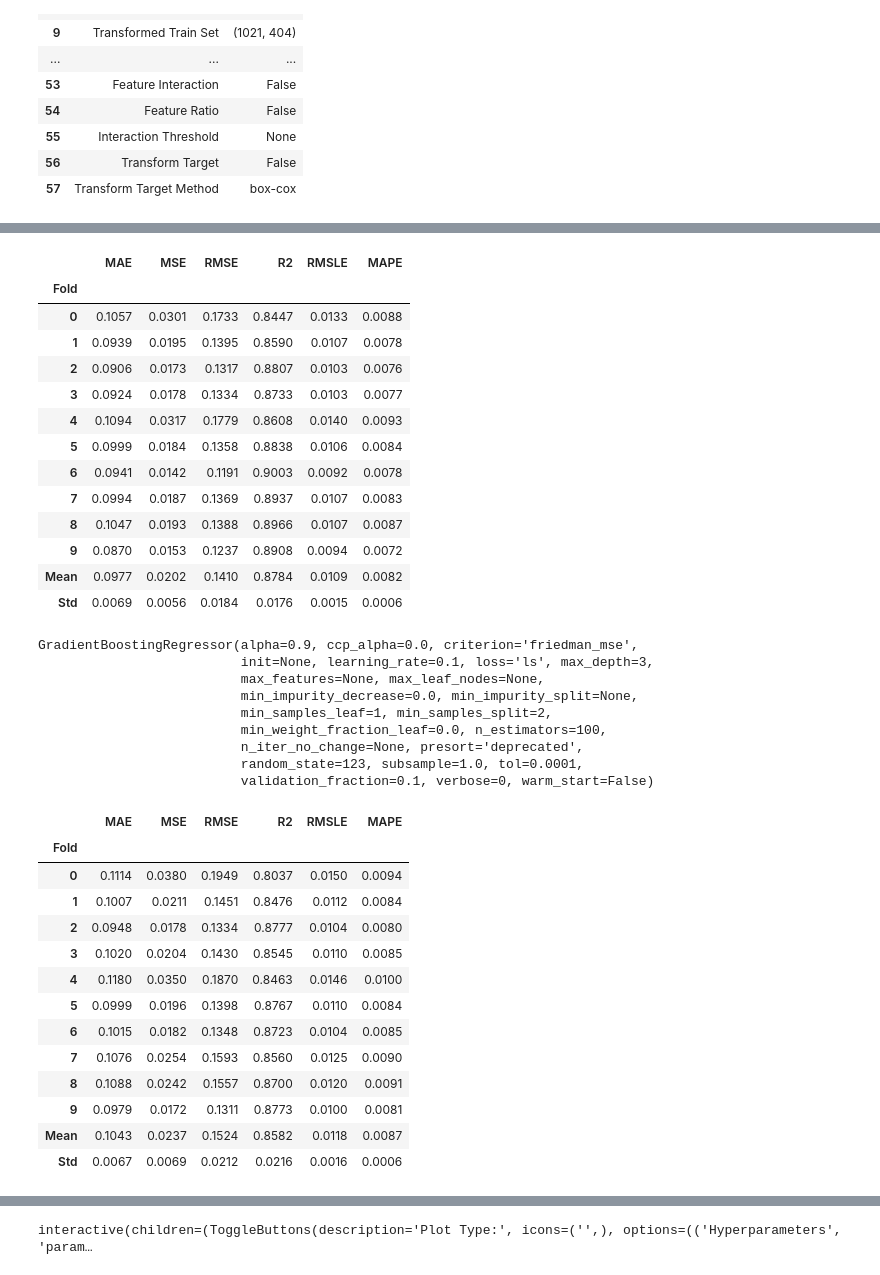
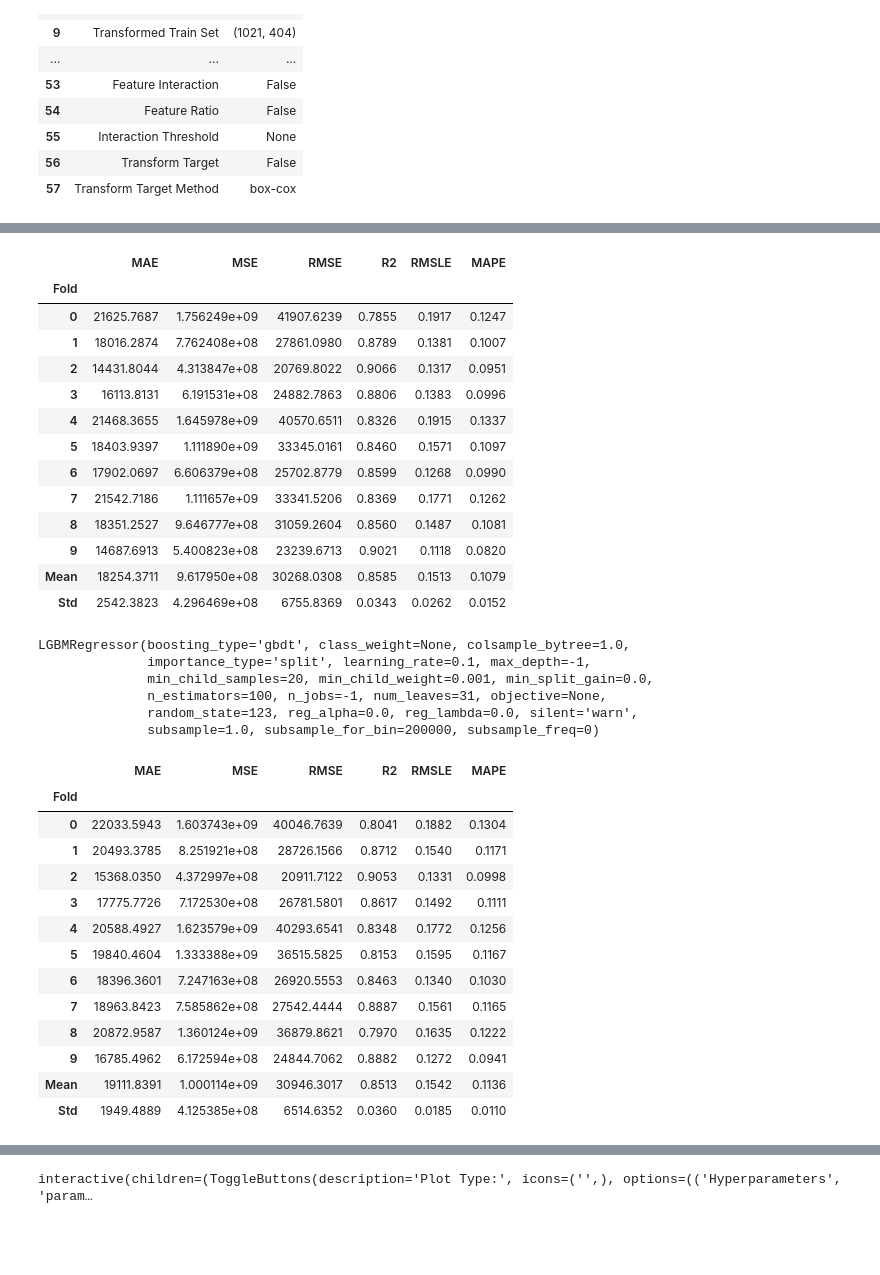
Before and after one commit to Katsunori04/python_handson, a Jupyter notebook: 住宅価格予測ハンズオン.ipynb, the cells around one changed output, grey strips where cells are left out. Saved outputs shown, nothing was run; the diff lists cells and outputs as text; code cells hidden in the pictures; blank space fills up the shorter version.

```diff
--- a/住宅価格予測ハンズオン.ipynb
+++ b/住宅価格予測ハンズオン.ipynb
@@ -159,49 +182,46 @@ pred_setup = setup(data = df, target = 'SalePrice', session_id=123) #データ
 # %%
-best_model = create_model('gbr') #モデルを作成する
+best_model = create_model('lightgbm') #モデルを作成する
 # %% [output]
 |  | MAE | MSE | RMSE | R2 | RMSLE | MAPE |
 | Fold |  |  |  |  |  |  |
-| 0 | 0.1057 | 0.0301 | 0.1733 | 0.8447 | 0.0133 | 0.0088 |
-| 1 | 0.0939 | 0.0195 | 0.1395 | 0.8590 | 0.0107 | 0.0078 |
-| 2 | 0.0906 | 0.0173 | 0.1317 | 0.8807 | 0.0103 | 0.0076 |
-| 3 | 0.0924 | 0.0178 | 0.1334 | 0.8733 | 0.0103 | 0.0077 |
-| 4 | 0.1094 | 0.0317 | 0.1779 | 0.8608 | 0.0140 | 0.0093 |
-| 5 | 0.0999 | 0.0184 | 0.1358 | 0.8838 | 0.0106 | 0.0084 |
-| 6 | 0.0941 | 0.0142 | 0.1191 | 0.9003 | 0.0092 | 0.0078 |
-| 7 | 0.0994 | 0.0187 | 0.1369 | 0.8937 | 0.0107 | 0.0083 |
-| 8 | 0.1047 | 0.0193 | 0.1388 | 0.8966 | 0.0107 | 0.0087 |
-| 9 | 0.0870 | 0.0153 | 0.1237 | 0.8908 | 0.0094 | 0.0072 |
-| Mean | 0.0977 | 0.0202 | 0.1410 | 0.8784 | 0.0109 | 0.0082 |
-| Std | 0.0069 | 0.0056 | 0.0184 | 0.0176 | 0.0015 | 0.0006 |
+| 0 | 21625.7687 | 1.756249e+09 | 41907.6239 | 0.7855 | 0.1917 | 0.1247 |
+| 1 | 18016.2874 | 7.762408e+08 | 27861.0980 | 0.8789 | 0.1381 | 0.1007 |
+| 2 | 14431.8044 | 4.313847e+08 | 20769.8022 | 0.9066 | 0.1317 | 0.0951 |
+| 3 | 16113.8131 | 6.191531e+08 | 24882.7863 | 0.8806 | 0.1383 | 0.0996 |
+| 4 | 21468.3655 | 1.645978e+09 | 40570.6511 | 0.8326 | 0.1915 | 0.1337 |
+| 5 | 18403.9397 | 1.111890e+09 | 33345.0161 | 0.8460 | 0.1571 | 0.1097 |
+| 6 | 17902.0697 | 6.606379e+08 | 25702.8779 | 0.8599 | 0.1268 | 0.0990 |
+| 7 | 21542.7186 | 1.111657e+09 | 33341.5206 | 0.8369 | 0.1771 | 0.1262 |
+| 8 | 18351.2527 | 9.646777e+08 | 31059.2604 | 0.8560 | 0.1487 | 0.1081 |
+| 9 | 14687.6913 | 5.400823e+08 | 23239.6713 | 0.9021 | 0.1118 | 0.0820 |
+| Mean | 18254.3711 | 9.617950e+08 | 30268.0308 | 0.8585 | 0.1513 | 0.1079 |
+| Std | 2542.3823 | 4.296469e+08 | 6755.8369 | 0.0343 | 0.0262 | 0.0152 |
 # %%
 best_model
 # %% [output]
-GradientBoostingRegressor(alpha=0.9, ccp_alpha=0.0, criterion='friedman_mse',
-                          init=None, learning_rate=0.1, loss='ls', max_depth=3,
-                          max_features=None, max_leaf_nodes=None,
-                          min_impurity_decrease=0.0, min_impurity_split=None,
-                          min_samples_leaf=1, min_samples_split=2,
-                          min_weight_fraction_leaf=0.0, n_estimators=100,
-                          n_iter_no_change=None, presort='deprecated',
-                          random_state=123, subsample=1.0, tol=0.0001,
-                          validation_fraction=0.1, verbose=0, warm_start=False)
+LGBMRegressor(boosting_type='gbdt', class_weight=None, colsample_bytree=1.0,
+              importance_type='split', learning_rate=0.1, max_depth=-1,
+              min_child_samples=20, min_child_weight=0.001, min_split_gain=0.0,
+              n_estimators=100, n_jobs=-1, num_leaves=31, objective=None,
+              random_state=123, reg_alpha=0.0, reg_lambda=0.0, silent='warn',
+              subsample=1.0, subsample_for_bin=200000, subsample_freq=0)
 # %%
 tuned_best_model = tune_model(best_model) #モデルのハイパーパラメータをチューニングする
 # %% [output]
 |  | MAE | MSE | RMSE | R2 | RMSLE | MAPE |
 | Fold |  |  |  |  |  |  |
-| 0 | 0.1114 | 0.0380 | 0.1949 | 0.8037 | 0.0150 | 0.0094 |
-| 1 | 0.1007 | 0.0211 | 0.1451 | 0.8476 | 0.0112 | 0.0084 |
-| 2 | 0.0948 | 0.0178 | 0.1334 | 0.8777 | 0.0104 | 0.0080 |
-| 3 | 0.1020 | 0.0204 | 0.1430 | 0.8545 | 0.0110 | 0.0085 |
-| 4 | 0.1180 | 0.0350 | 0.1870 | 0.8463 | 0.0146 | 0.0100 |
-| 5 | 0.0999 | 0.0196 | 0.1398 | 0.8767 | 0.0110 | 0.0084 |
-| 6 | 0.1015 | 0.0182 | 0.1348 | 0.8723 | 0.0104 | 0.0085 |
-| 7 | 0.1076 | 0.0254 | 0.1593 | 0.8560 | 0.0125 | 0.0090 |
-| 8 | 0.1088 | 0.0242 | 0.1557 | 0.8700 | 0.0120 | 0.0091 |
-| 9 | 0.0979 | 0.0172 | 0.1311 | 0.8773 | 0.0100 | 0.0081 |
-| Mean | 0.1043 | 0.0237 | 0.1524 | 0.8582 | 0.0118 | 0.0087 |
-| Std | 0.0067 | 0.0069 | 0.0212 | 0.0216 | 0.0016 | 0.0006 |
+| 0 | 22033.5943 | 1.603743e+09 | 40046.7639 | 0.8041 | 0.1882 | 0.1304 |
+| 1 | 20493.3785 | 8.251921e+08 | 28726.1566 | 0.8712 | 0.1540 | 0.1171 |
+| 2 | 15368.0350 | 4.372997e+08 | 20911.7122 | 0.9053 | 0.1331 | 0.0998 |
+| 3 | 17775.7726 | 7.172530e+08 | 26781.5801 | 0.8617 | 0.1492 | 0.1111 |
+| 4 | 20588.4927 | 1.623579e+09 | 40293.6541 | 0.8348 | 0.1772 | 0.1256 |
+| 5 | 19840.4604 | 1.333388e+09 | 36515.5825 | 0.8153 | 0.1595 | 0.1167 |
+| 6 | 18396.3601 | 7.247163e+08 | 26920.5553 | 0.8463 | 0.1340 | 0.1030 |
+| 7 | 18963.8423 | 7.585862e+08 | 27542.4444 | 0.8887 | 0.1561 | 0.1165 |
+| 8 | 20872.9587 | 1.360124e+09 | 36879.8621 | 0.7970 | 0.1635 | 0.1222 |
+| 9 | 16785.4962 | 6.172594e+08 | 24844.7062 | 0.8882 | 0.1272 | 0.0941 |
+| Mean | 19111.8391 | 1.000114e+09 | 30946.3017 | 0.8513 | 0.1542 | 0.1136 |
+| Std | 1949.4889 | 4.125385e+08 | 6514.6352 | 0.0360 | 0.0185 | 0.0110 |
 # %%
 predict_model(tuned_best_model) #検証データを使って予測精度の検証をしてみる
 # %% [output]
```
Also changed, not shown: parts of 11 cells of this notebook.
